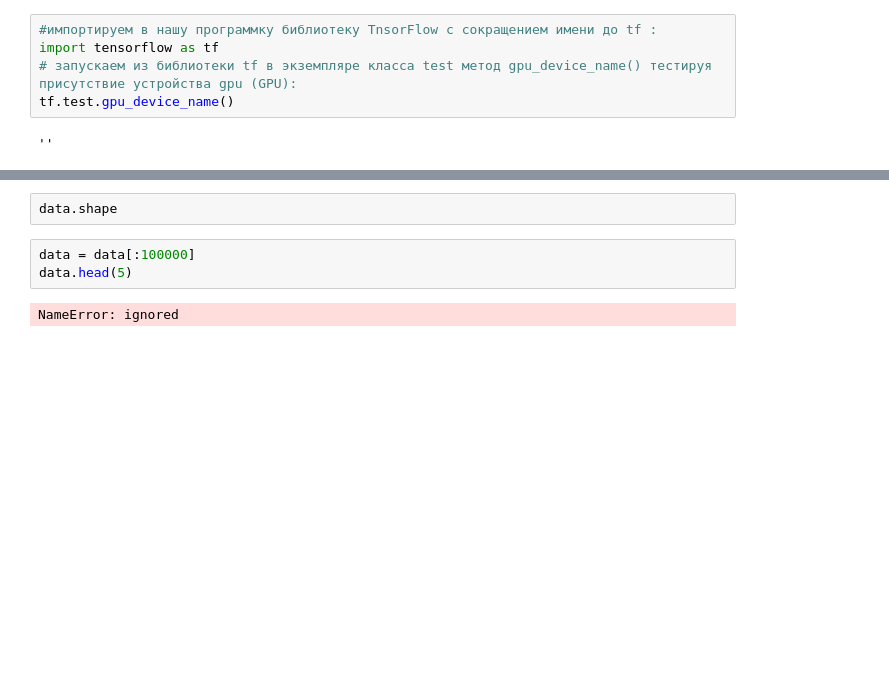
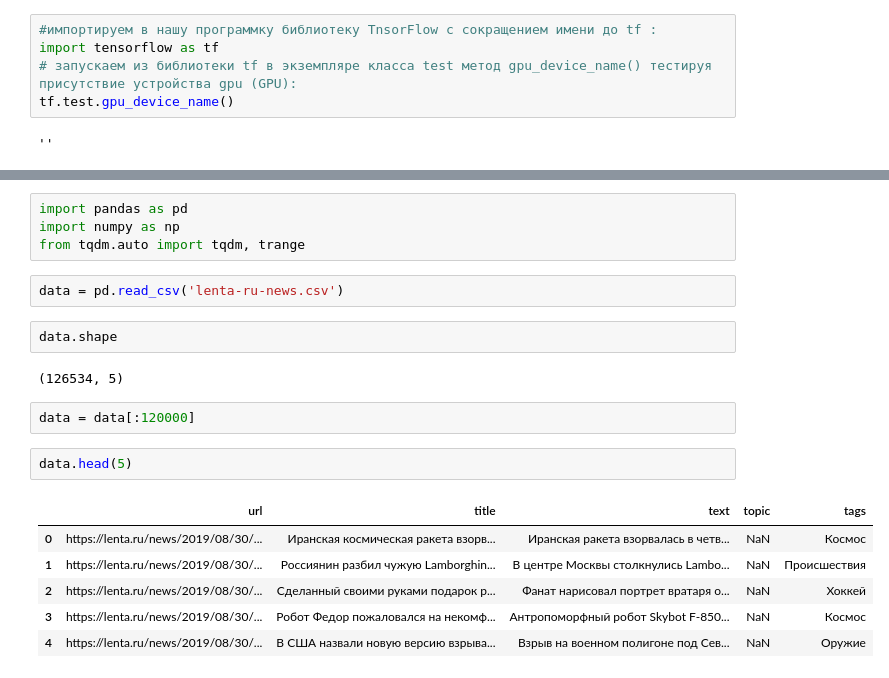
Before and after one commit to CaP4iK/cretes, a Jupyter notebook: color_ai.ipynb, the cells around one changed output, grey strips where cells are left out. Saved outputs shown, nothing was run; the diff lists cells and outputs as text; blank space fills up the shorter version.

```diff
--- a/color_ai.ipynb
+++ b/color_ai.ipynb
@@ -58,7 +99,21 @@ Successfully installed aiohttp-3.7.4 async-timeout-3.0.1 multidict-5.1.0 yarl-1.
+# %%
+import pandas as pd
+import numpy as np
+from tqdm.auto import tqdm, trange
+# %%
+data = pd.read_csv('lenta-ru-news.csv')
 # %%
 data.shape
+# %% [output]
+(126534, 5)
+# %%
+data = data[:120000]
 # %%
-data = data[:100000]
 data.head(5)
 # %% [output]
-NameError: ignored
+|  | url | title | text | topic | tags |
+| 0 | https://lenta.ru/news/2019/08/30/... | Иранская космическая ракета взорв... | Иранская ракета взорвалась в четв... | NaN | Космос |
+| 1 | https://lenta.ru/news/2019/08/30/... | Россиянин разбил чужую Lamborghin... | В центре Москвы столкнулись Lambo... | NaN | Происшествия |
+| 2 | https://lenta.ru/news/2019/08/30/... | Сделанный своими руками подарок р... | Фанат нарисовал портрет вратаря о... | NaN | Хоккей |
+| 3 | https://lenta.ru/news/2019/08/30/... | Робот Федор пожаловался на некомф... | Антропоморфный робот Skybot F-850... | NaN | Космос |
+| 4 | https://lenta.ru/news/2019/08/30/... | В США назвали новую версию взрыва... | Взрыв на военном полигоне под Сев... | NaN | Оружие |
```
Also changed, not shown: parts of 12 cells of this notebook.
